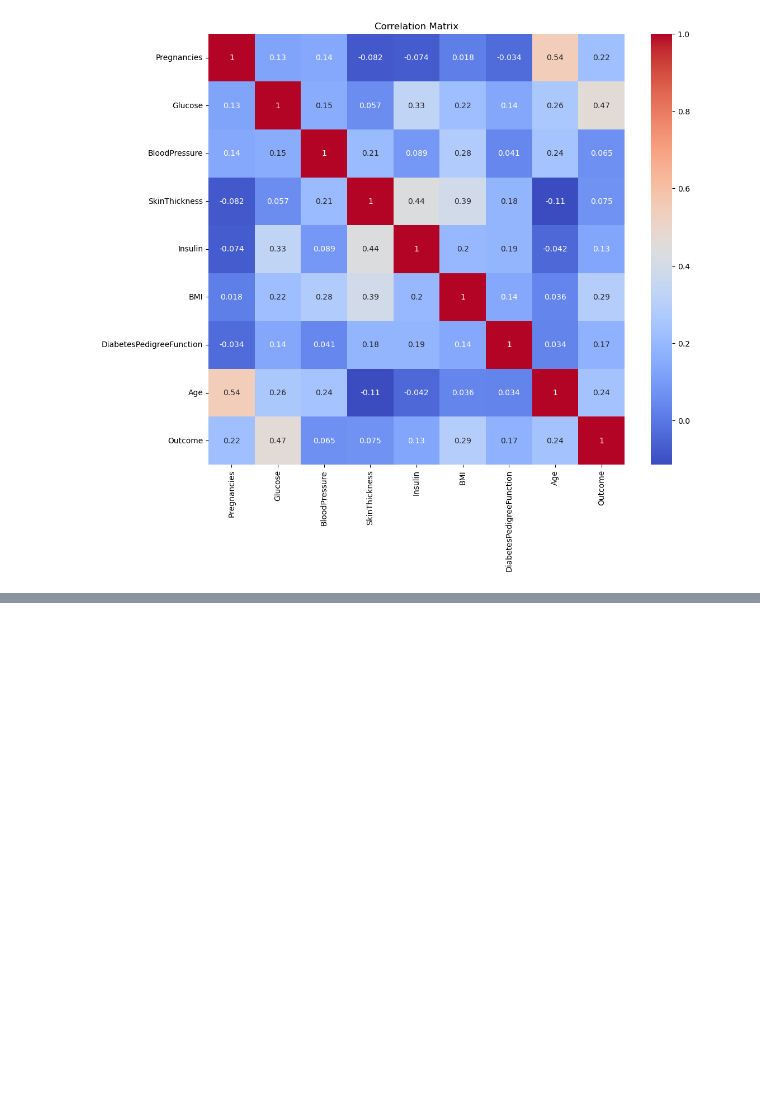
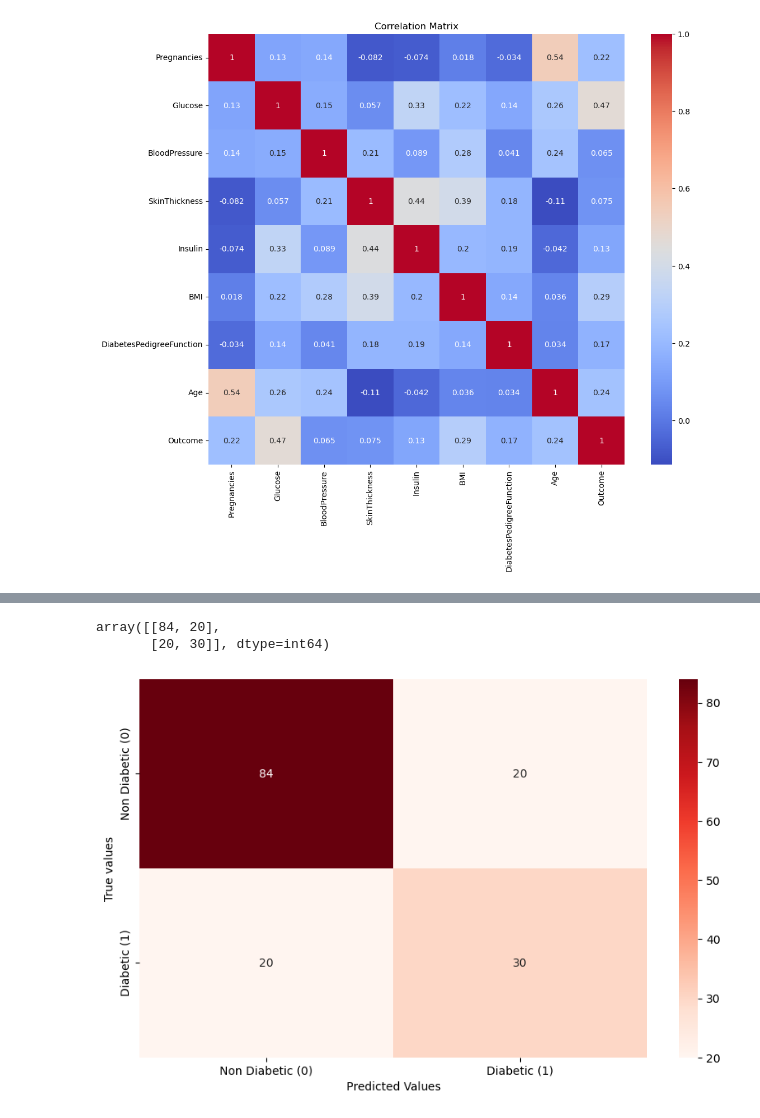
Before and after one commit to Aiviloxii/Playground2, a Jupyter notebook: Case Study 2.ipynb, the cells around one changed output, grey strips where cells are left out. Saved outputs shown, nothing was run; the diff lists cells and outputs as text; code cells hidden in the pictures; blank space fills up the shorter version.

```diff
--- a/Case Study 2.ipynb
+++ b/Case Study 2.ipynb
@@ -236,0 +494,4 @@ plt.show()
+# %%
+nb_pred = nb.predict(X_test)
+
+nb_pred
@@ -236,0 +522,16 @@ plt.show()
+# %%
+com3 = confusion_matrix(y_test, nb_pred)
+
+com3
+# %% [output]
+array([[84, 20],
+       [20, 30]], dtype=int64)
+# %%
+plt.figure(figsize=(10,6))
+sns.heatmap(com3, annot=True, cmap="Reds", xticklabels=label, yticklabels=label)
+plt.xlabel("Predicted Values")
+plt.ylabel("True values")
+
+plt.show()
+# %% [output]
+[figure, added]
```
Also changed, not shown: parts of 37 cells of this notebook.
